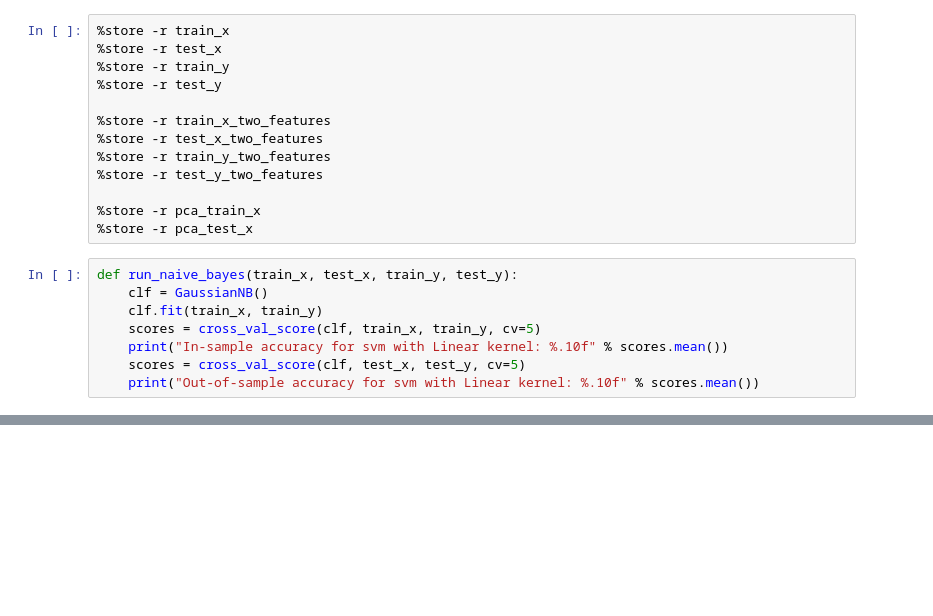
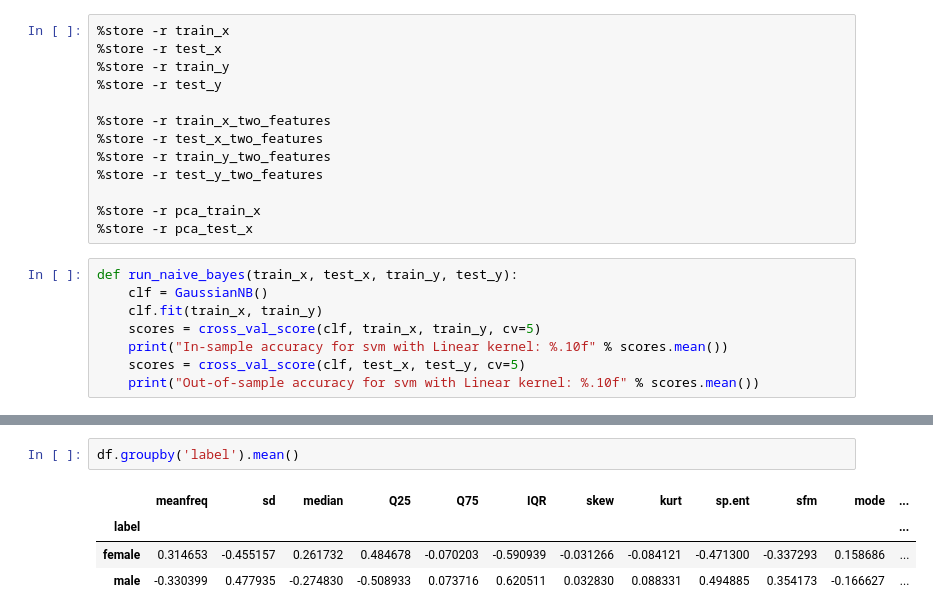
Before and after one commit to kassiwu/Gender_Recognition_by_Voice, a Jupyter notebook: Gaussian_Naive_Bayes.ipynb, the cells around one changed output, grey strips where cells are left out. Drawn from its saved outputs; the diff is of its cells as text; blank space fills up the shorter version.

```diff
--- a/Gaussian_Naive_Bayes.ipynb
+++ b/Gaussian_Naive_Bayes.ipynb
@@ -63,0 +193,7 @@ def run_naive_bayes(train_x, test_x, train_y, test_y):
+# %%
+df.groupby('label').mean()
+# %% [output]
+|  | meanfreq | sd | median | Q25 | Q75 | IQR | skew | kurt | sp.ent | sfm | mode | ... |
+| label |  |  |  |  |  |  |  |  |  |  |  | ... |
+| female | 0.314653 | -0.455157 | 0.261732 | 0.484678 | -0.070203 | -0.590939 | -0.031266 | -0.084121 | -0.471300 | -0.337293 | 0.158686 | ... |
+| male | -0.330399 | 0.477935 | -0.274830 | -0.508933 | 0.073716 | 0.620511 | 0.032830 | 0.088331 | 0.494885 | 0.354173 | -0.166627 | ... |
```
Also changed, not shown: parts of 23 cells of this notebook, 3 other files.
